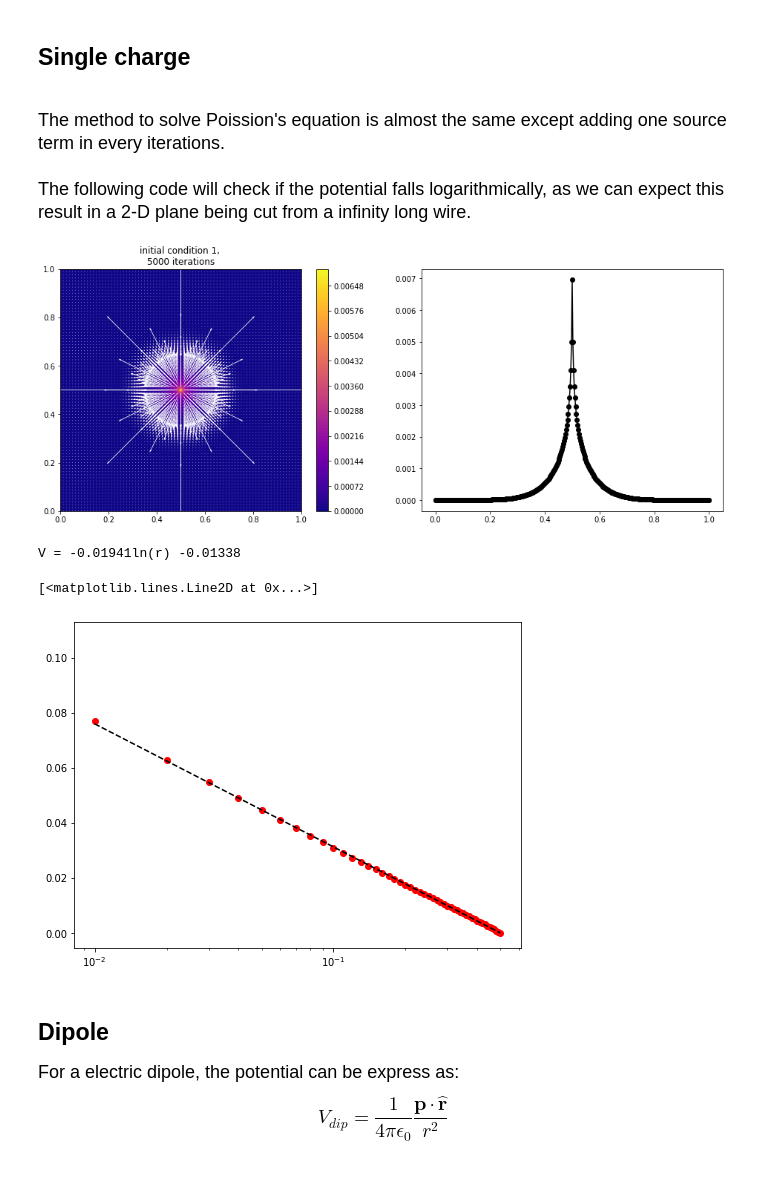
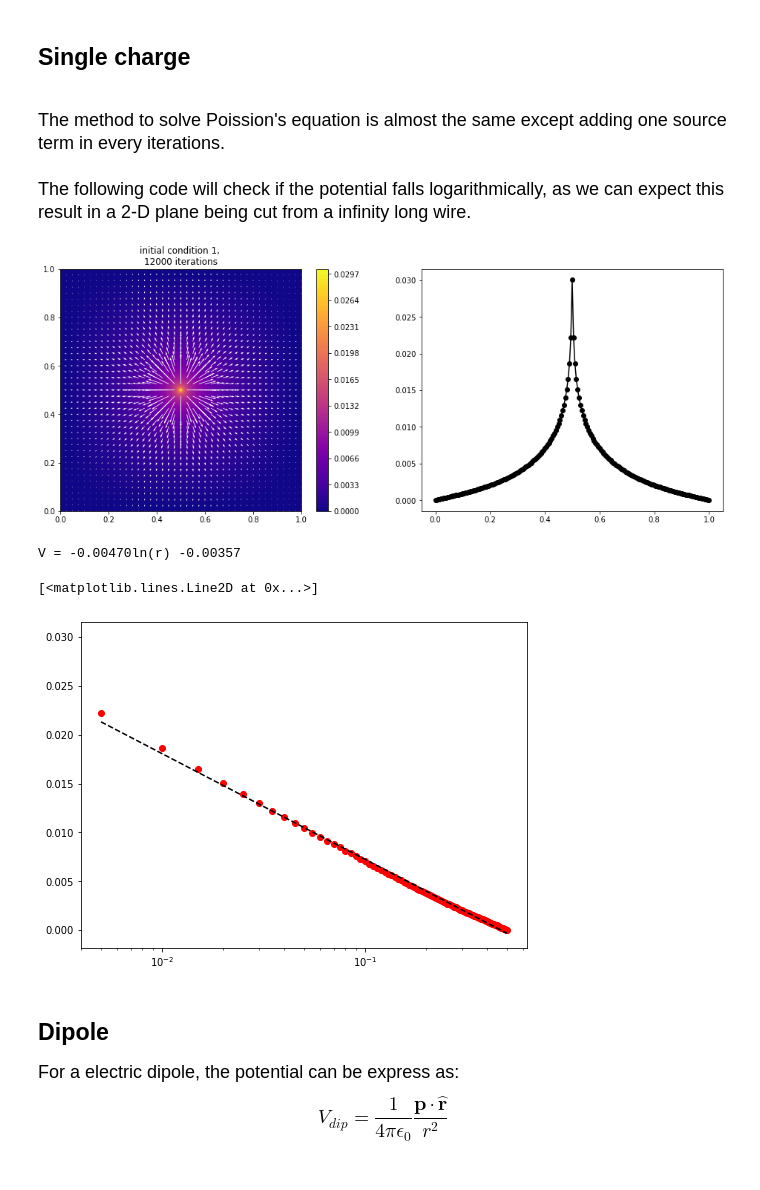
Before and after one commit to pcchen/Computation-in-Physics, a Jupyter notebook: 107022138/Homework_4/Relaxation Methods.ipynb, the cells around one changed output. Drawn from its saved outputs; the diff is of its cells as text; code cells hidden in the pictures.

```diff
--- a/107022138/Homework_4/Relaxation Methods.ipynb
+++ b/107022138/Homework_4/Relaxation Methods.ipynb
@@ -153,40 +153,39 @@ ax[3].set_ylim([0,1])
 # %%
 fig, axes = plt.subplots(ncols = 2 , nrows = 1, figsize = (16,6))
 ax = axes.flatten()
-N = 401     # N means the number of equl points
-it = 5000
+N = 201     # N means the number of equl points
+it = 12000
 nskip = 5
 x = np.linspace(0,1,N)
 y = np.linspace(0,1,N)
 X, Y = np.meshgrid(x, y, indexing = 'xy')
 V = np.zeros((N,N))
 
 ρ = np.zeros((N,N))
 ρ[int((N-1)/2),int((N-1)/2)] = 100
 h = (x[N-1]-x[0])/(N-1)
 ρρ = np.pi*h**2*ρ
-w = 0
 
 s = np.zeros_like(x)
 
 for i in range(it):
-    V[1:-1,1:-1] = (1+w)/4*(V[2:,1:-1] + V[0:-2,1:-1] + V[1:-1,2:] + V[1:-1,0:-2]) + ρρ[1:-1,1:-1] - w*V[1:-1,1:-1]
+    V[1:-1,1:-1] = 1/4*(V[2:,1:-1] + V[0:-2,1:-1] + V[1:-1,2:] + V[1:-1,0:-2]) + ρρ[1:-1,1:-1]
 
 s = V[int((N-1)/2),:]
 ax[1].plot(x,s,'ko-')
 
 contour = ax[0].contourf(X,Y,V,100,cmap='plasma')
 fig.colorbar(contour, shrink=1.0, aspect=20,ax=ax[0])
 ax[0].set_title('initial condition ' + str(k%2 +1) + ', \n' + str(it) + ' iterations')
 
 Ex, Ey = np.gradient(-V)
 skip=(slice(None,None,nskip),slice(None,None,nskip))
 ax[0].quiver(X[skip],Y[skip],Ey[skip],Ex[skip],color = 'w')
 # ax[0].streamplot(x,y,Ex,Ey,density = 1,color = 'k')
 
 Vf = s[int((N-1)/2):]
 # %% [output]
-[figure, old version]
+[figure, new version]
 # %%
 xf = x[int((N-1)/2):]-x[int((N-1)/2)]
 
@@ -201,9 +200,9 @@ xp = np.linspace((xf[1]),(xf[-1]))
 Vp = fit[0]*np.log(xp) + fit[1]
 plt.plot(xp,Vp,'k--')
 # %% [output]
-V = -0.01941ln(r) -0.01338
+V = -0.00470ln(r) -0.00357
 [<matplotlib.lines.Line2D at 0x...>]
-[figure, old version]
+[figure, new version]
 # %% [markdown]
 ## Dipole
 <font size =4>
```
Also changed, not shown: parts of 7 cells of this notebook.
